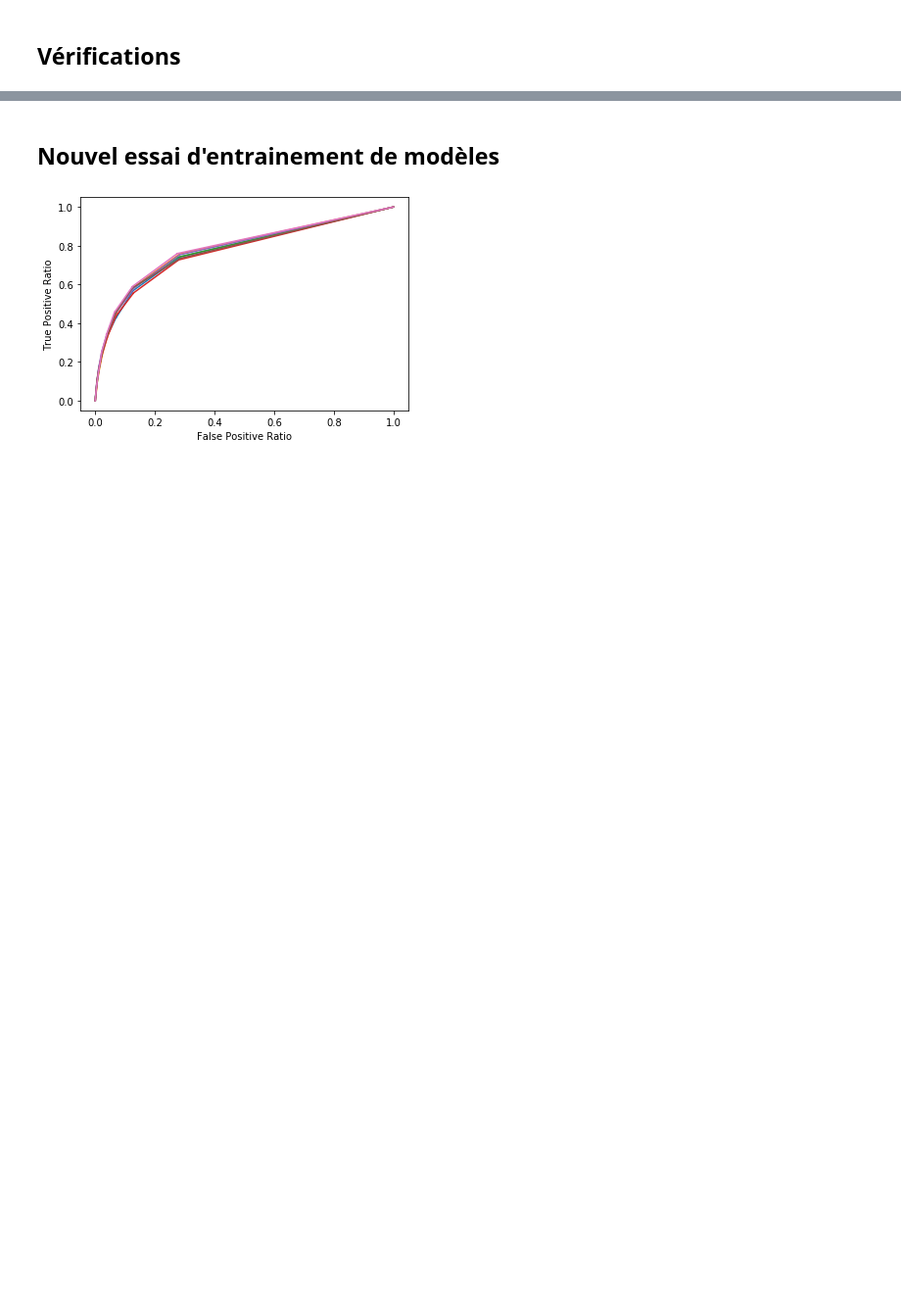
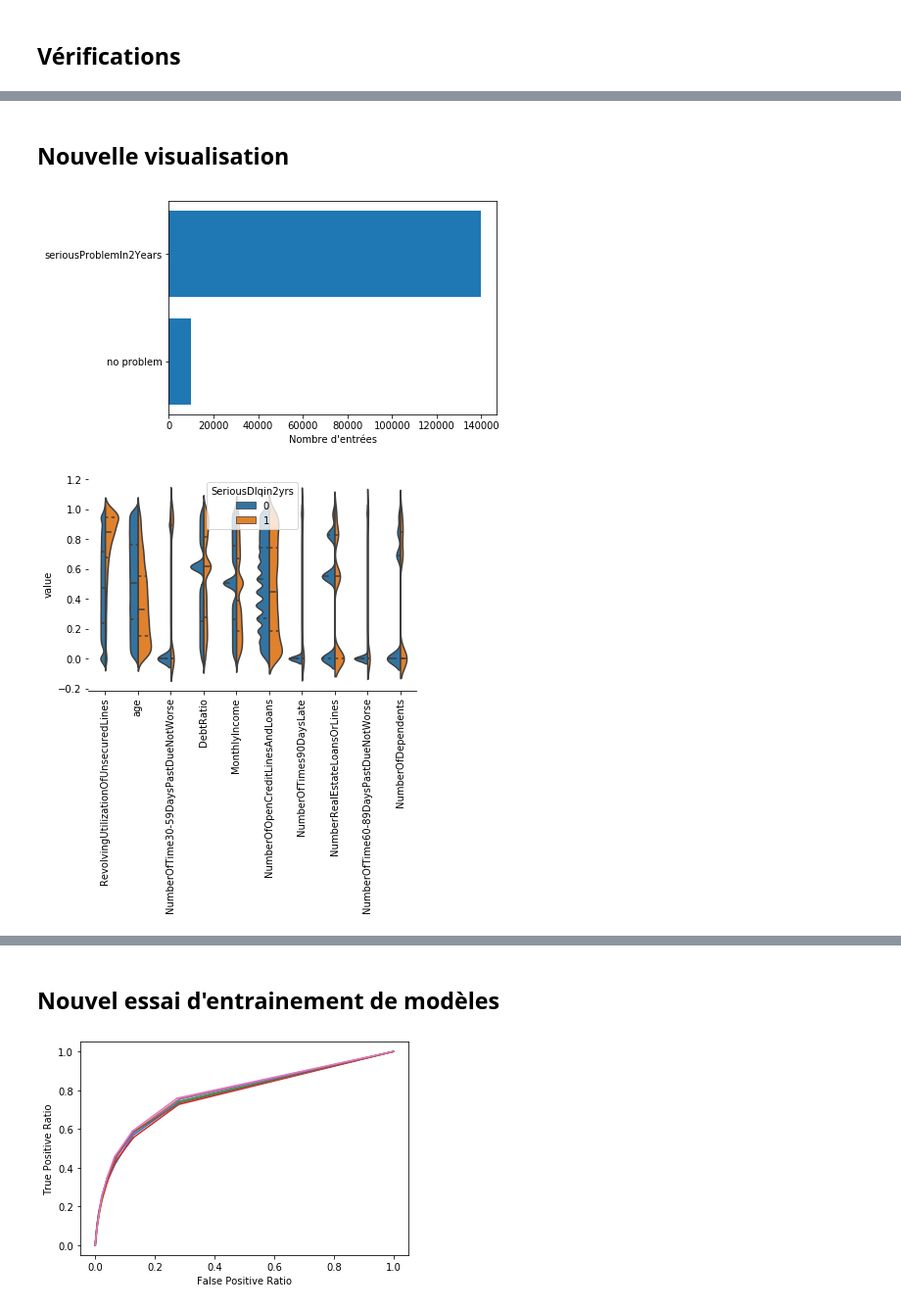
Before and after one commit to antoineeudes/GiveMeSomeCredit, a Jupyter notebook: main.ipynb, the cells around one changed output, grey strips where cells are left out. Shown at 98% size. Cells and saved outputs as stored; diff of their text form; code cells hidden in the pictures; blank space fills up the shorter version.

```diff
--- a/main.ipynb
+++ b/main.ipynb
@@ -550,0 +666,7 @@ array([[<matplotlib.axes._subplots.AxesSubplot object at 0x...>,
+# %% [markdown]
+## Nouvelle visualisation
+# %%
+visualization(data)
+# %% [output]
+[figure, added]
+[figure, added]
```
Also changed, not shown: parts of 40 cells of this notebook.
